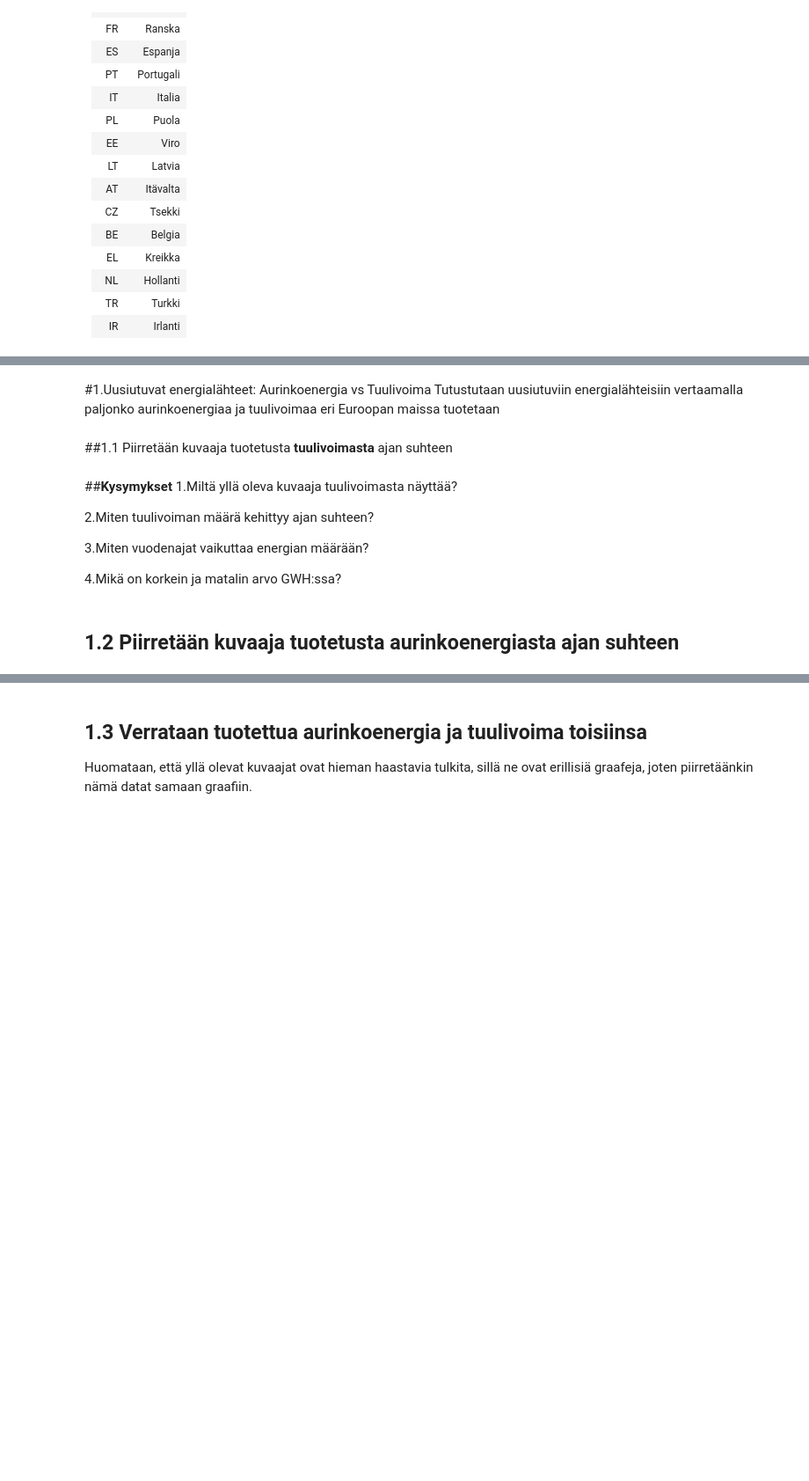
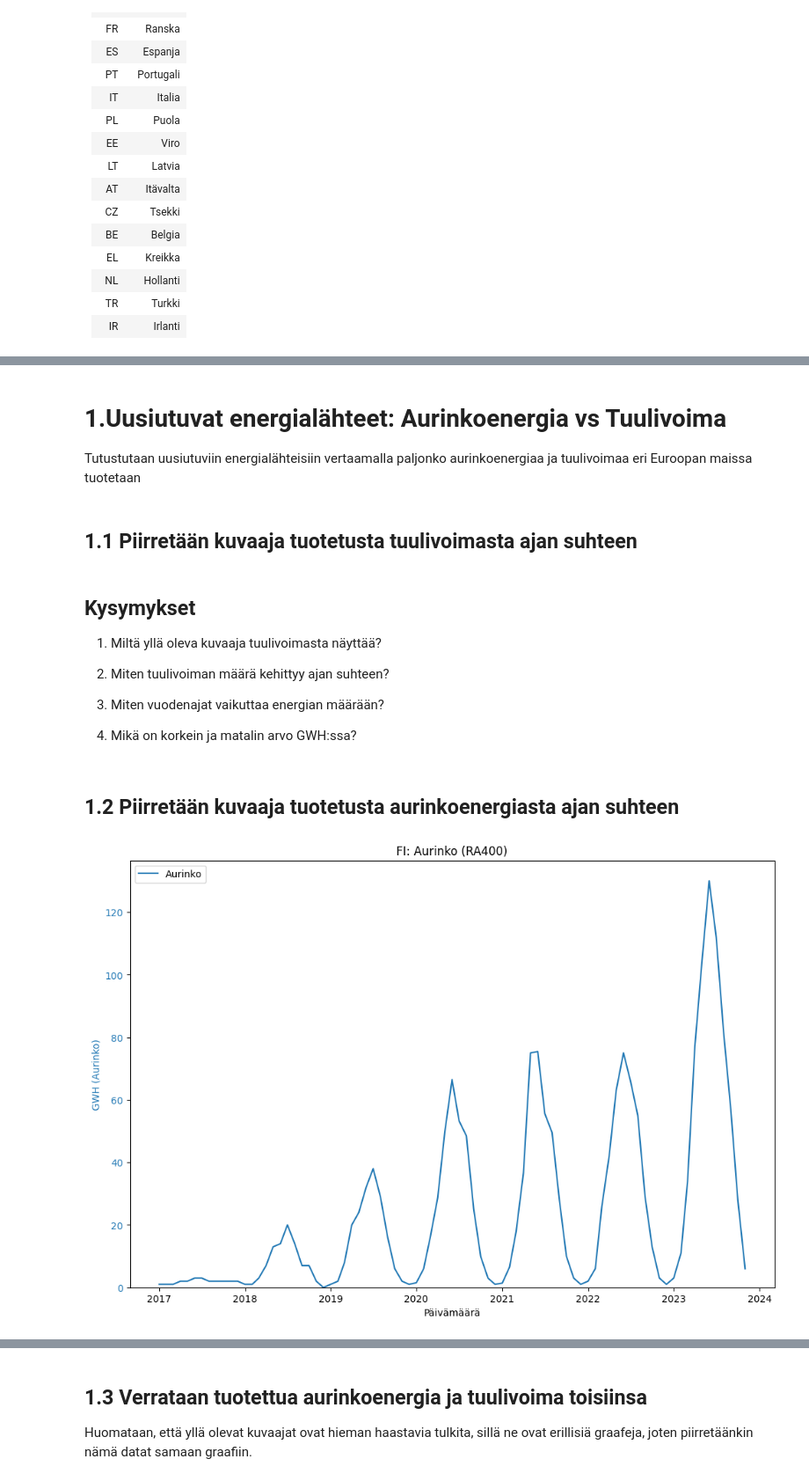
Before and after one commit to AaltoJunior/EnergiaAnalyysi, a Jupyter notebook: EnergiaDAta.ipynb, the cells around one changed output, grey strips where cells are left out. Shown at 88% size. Cells and saved outputs as stored; diff of their text form; code cells hidden in the pictures; blank space fills up the shorter version.

```diff
--- a/EnergiaDAta.ipynb
+++ b/EnergiaDAta.ipynb
@@ -68,6 +81,6 @@ maa_data.loc[:,'TIME_PERIOD'] = pd.to_datetime(maa_data['TIME_PERIOD'])
 # %% [markdown]
-#1.Uusiutuvat energialähteet: Aurinkoenergia vs Tuulivoima
+# 1.Uusiutuvat energialähteet: Aurinkoenergia vs Tuulivoima
 Tutustutaan uusiutuviin energialähteisiin vertaamalla paljonko aurinkoenergiaa ja tuulivoimaa eri Euroopan maissa tuotetaan
 # %% [markdown]
-##1.1 Piirretään kuvaaja tuotetusta **tuulivoimasta** ajan suhteen
+## 1.1 Piirretään kuvaaja tuotetusta **tuulivoimasta** ajan suhteen
 # %%
@@ -87,24 +106,33 @@ plt.show()
 # %% [markdown]
-##**Kysymykset**
-1.Miltä yllä oleva kuvaaja tuulivoimasta näyttää?
+## **Kysymykset**
+1. Miltä yllä oleva kuvaaja tuulivoimasta näyttää?
 
-2.Miten tuulivoiman määrä kehittyy ajan suhteen?
+2. Miten tuulivoiman määrä kehittyy ajan suhteen?
 
-3.Miten vuodenajat vaikuttaa energian määrään?
+3. Miten vuodenajat vaikuttaa energian määrään?
 
-4.Mikä on korkein ja matalin arvo GWH:ssa?
+4. Mikä on korkein ja matalin arvo GWH:ssa?
 # %% [markdown]
 ## 1.2 Piirretään kuvaaja tuotetusta **aurinkoenergiasta** ajan suhteen
 # %%
+# Alustetaan kuvaaja.
 fig, ax1 = plt.subplots(figsize=(12, 8))
 
+# Määritetään kuvaajan väri
 color = 'tab:blue'
+
+# Lisätään x ja y-akseleille otsikot!
+ax1.set_xlabel("Päivämäärä")
 ax1.set_ylabel("GWH (Aurinko)", color=color)
+
+# Luodaan kuvaaja annetusta datasta
 aurinko_line, = ax1.plot(maa_data.loc[maa_data["siec"] == "RA400"].TIME_PERIOD, maa_data.loc[maa_data["siec"] == "RA400"].OBS_VALUE, color=color)
 ax1.tick_params(axis='y', labelcolor=color)
-ax1.set_ylim(bottom=0)
+ax1.set_ylim(bottom=0) # Määritetään 0 y-akselin minimiksi
 
-plt.legend([aurinko_line], ['Aurinko'])
-plt.title(f"{maa}: Aurinko (RA400)")
-plt.show()
+plt.legend([aurinko_line], ['Aurinko']) # Lisätään viivalle otsikko
+plt.title(f"{maa}: Aurinko (RA400)") # Lisätään koko kuvaajalle otsikko
+plt.show() # Tulostetaan kuvaaja
+# %% [output]
+[figure, added]
 # %% [markdown]
```
Also changed, not shown: parts of 22 cells of this notebook.
